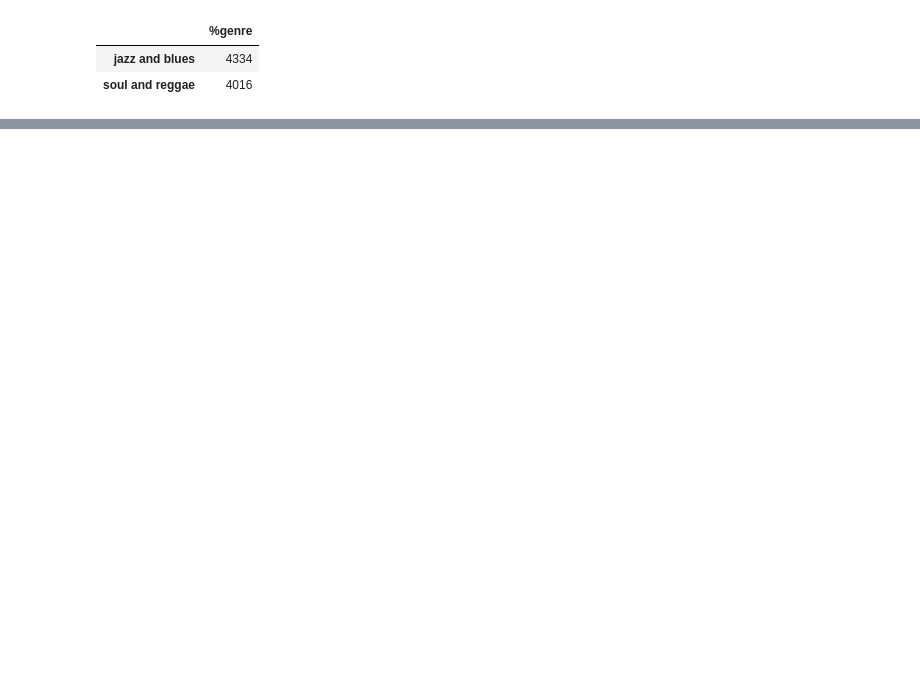
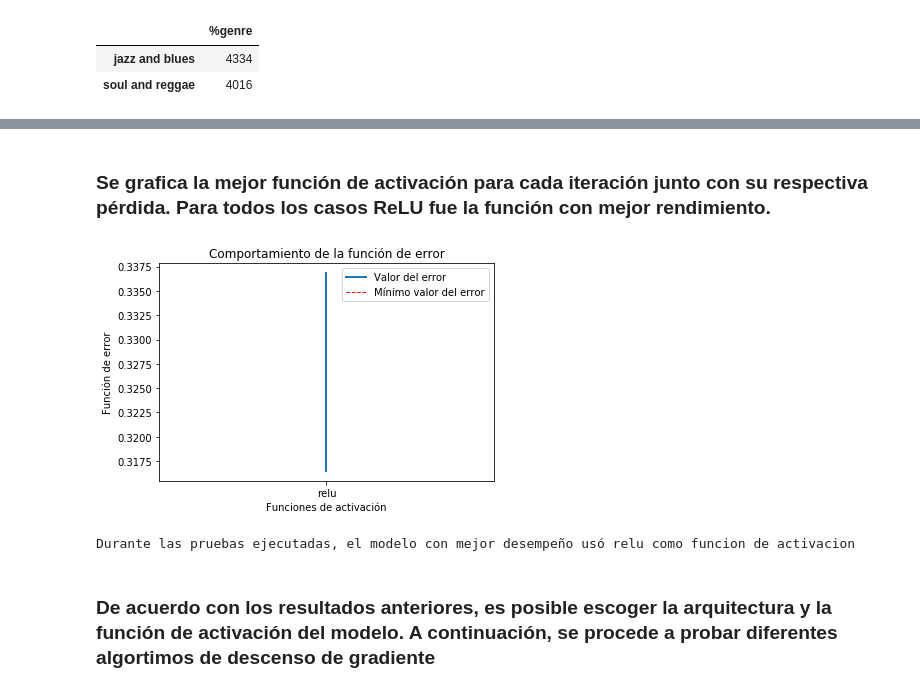
Before and after one commit to jato25/MachineLearning, a Jupyter notebook: Reto 5.ipynb, the cells around one changed output, grey strips where cells are left out. Drawn from its saved outputs; the diff is of its cells as text; code cells hidden in the pictures; blank space fills up the shorter version.

```diff
--- a/Reto 5.ipynb
+++ b/Reto 5.ipynb
@@ -296,0 +204,28 @@ pl.show()
+# %%
+activations = ['relu','linear', 'sigmoid', 'tanh', 'selu', 'softplus']
+neurons = hidden_layer_neurons
+
+best_models_activation = []
+best_models_activations_loss = []
+
+for i in range(5):
+    models_activation_log_loss = []
+
+    for activation in activations:
+        model = getMoldel(neurons, activation=activation)
+
+        history = model.fit(X_train, y_train,
+                            validation_data=(X_validation,y_validation),
+                            epochs=2000,
+                            batch_size=32,
+                            verbose=1,
+                            callbacks=[earlyStop])
+
+        models_activation_log_loss.append(history.history['val_loss'][-1])
+
+    best_activation_model_position = (models_activation_log_loss.index(min(models_activation_log_loss)))
+    best_activation = activations[best_activation_model_position]
+    print("El modelo con mejor rendimiento usó %s como función de activación" % best_activation)
+
+    best_models_activation.append(best_activation)
+    best_models_activations_loss.append(min(models_activation_log_loss))
@@ -296,0 +250,11 @@ pl.show()
+# %% [markdown]
+### Se grafica la mejor función de activación para cada iteración junto con su respectiva pérdida. Para todos los casos ReLU fue la función con mejor rendimiento.
+# %%
+plot_model_info(best_models_activation,best_models_activations_loss,'Funciones de activación')
+best_activation = best_models_activation[best_models_activations_loss.index(min(best_models_activations_loss))]
+print('Durante las pruebas ejecutadas, el modelo con mejor desempeño usó %s como funcion de activacion' % best_activation)
+# %% [output]
+[figure, added]
+Durante las pruebas ejecutadas, el modelo con mejor desempeño usó relu como funcion de activacion
+# %% [markdown]
+### De acuerdo con los resultados anteriores, es posible escoger la arquitectura y la función de activación del modelo. A continuación, se procede a probar diferentes algortimos de descenso de gradiente
```
Also changed, not shown: parts of 64 cells of this notebook.
